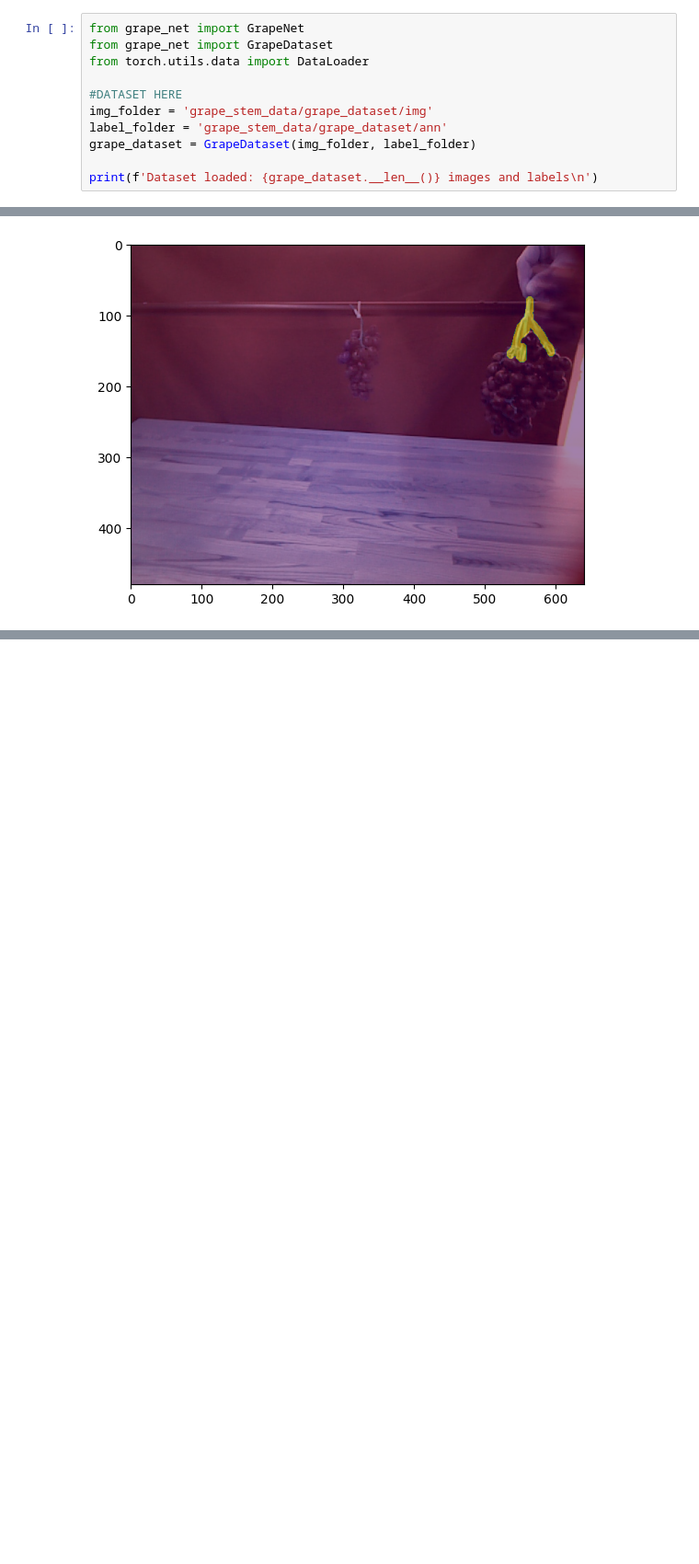
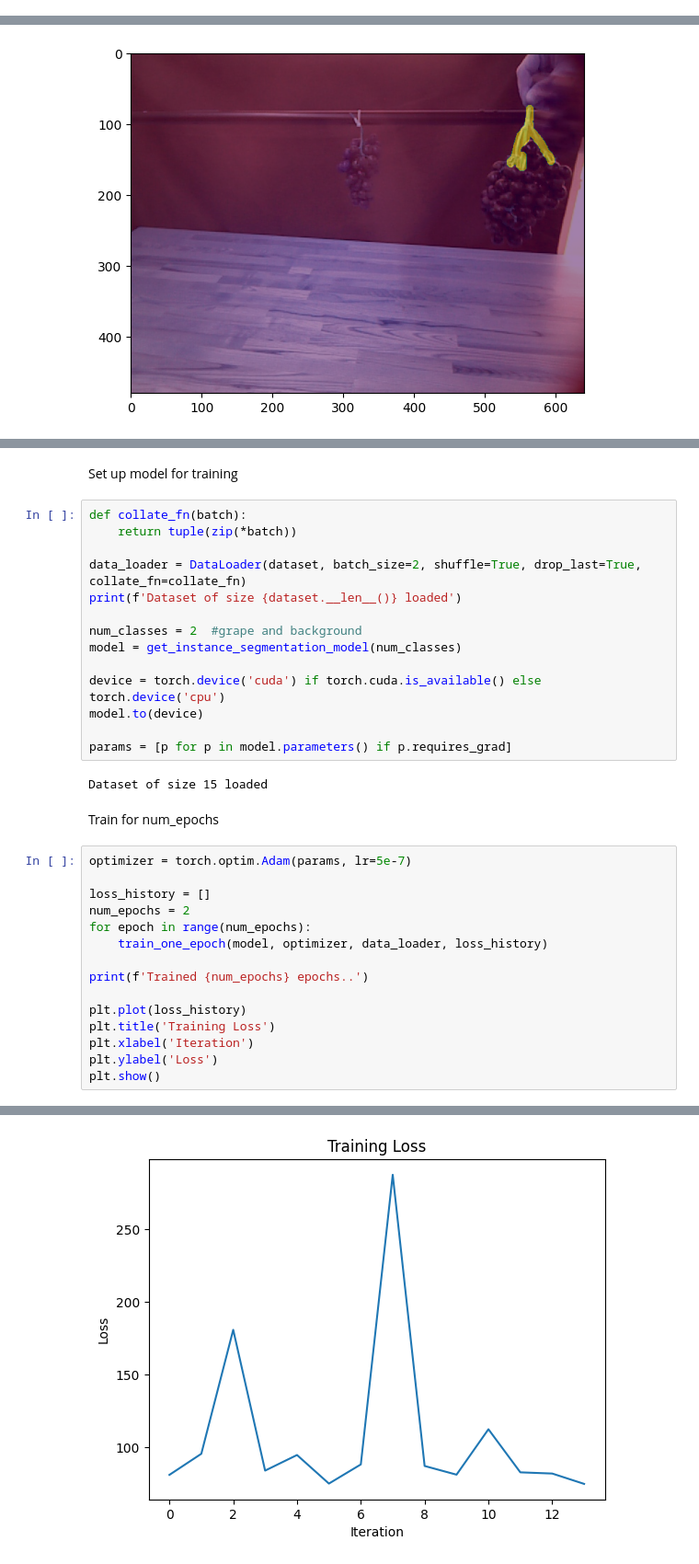
Before and after one commit to adi-balaji/grape_rob, a Jupyter notebook: stem_detection/stem_detection.ipynb, the cells around one changed output, grey strips where cells are left out. Shown at 92% size. Cells and saved outputs as stored; diff of their text form; blank space fills up the shorter version.

Commit message:
stem mask testing

```diff
--- a/stem_detection/stem_detection.ipynb
+++ b/stem_detection/stem_detection.ipynb
@@ -46,11 +18,0 @@ Load the dataset and dataloader
-# %%
-from grape_net import GrapeNet
-from grape_net import GrapeDataset
-from torch.utils.data import DataLoader
-
-#DATASET HERE
-img_folder = 'grape_stem_data/grape_dataset/img'
-label_folder = 'grape_stem_data/grape_dataset/ann'
-grape_dataset = GrapeDataset(img_folder, label_folder)
-
-print(f'Dataset loaded: {grape_dataset.__len__()} images and labels\n')
@@ -318,0 +210,36 @@ Loaded 15 images and 15 anns.
+# %% [markdown]
+Set up model for training
+# %%
+def collate_fn(batch):
+    return tuple(zip(*batch))
+
+data_loader = DataLoader(dataset, batch_size=2, shuffle=True, drop_last=True, collate_fn=collate_fn)
+print(f'Dataset of size {dataset.__len__()} loaded')
+
+num_classes = 2  #grape and background
+model = get_instance_segmentation_model(num_classes)
+
+device = torch.device('cuda') if torch.cuda.is_available() else torch.device('cpu')
+model.to(device)
+
+params = [p for p in model.parameters() if p.requires_grad]
+# %% [output]
+Dataset of size 15 loaded
+# %% [markdown]
+Train for num_epochs
+# %%
+optimizer = torch.optim.Adam(params, lr=5e-7)
+
+loss_history = []
+num_epochs = 2
+for epoch in range(num_epochs):
+    train_one_epoch(model, optimizer, data_loader, loss_history)
+
+print(f'Trained {num_epochs} epochs..')
+
+plt.plot(loss_history)
+plt.title('Training Loss')
+plt.xlabel('Iteration')
+plt.ylabel('Loss')
+plt.show()
+# %% [output]
@@ -318,0 +265 @@ Loaded 15 images and 15 anns.
+[figure, added]
```
Also changed, not shown: parts of 23 cells of this notebook, 1 other file.
